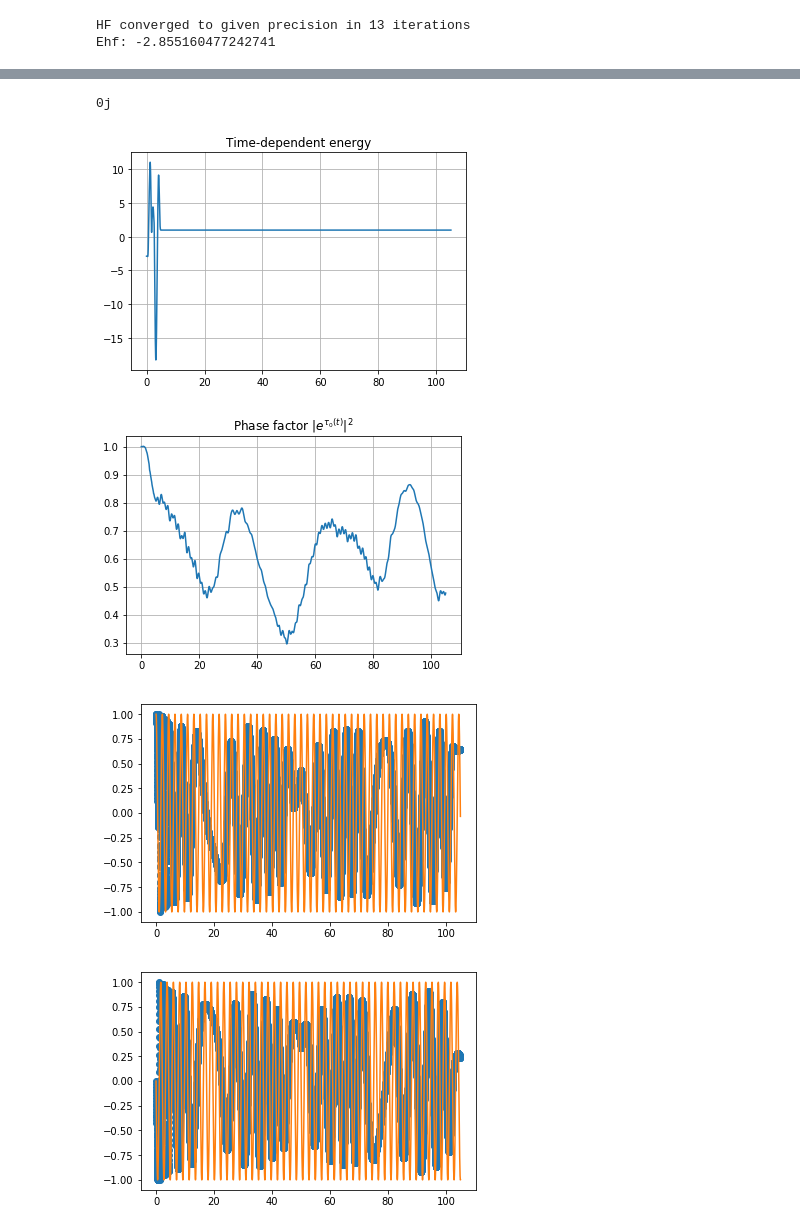
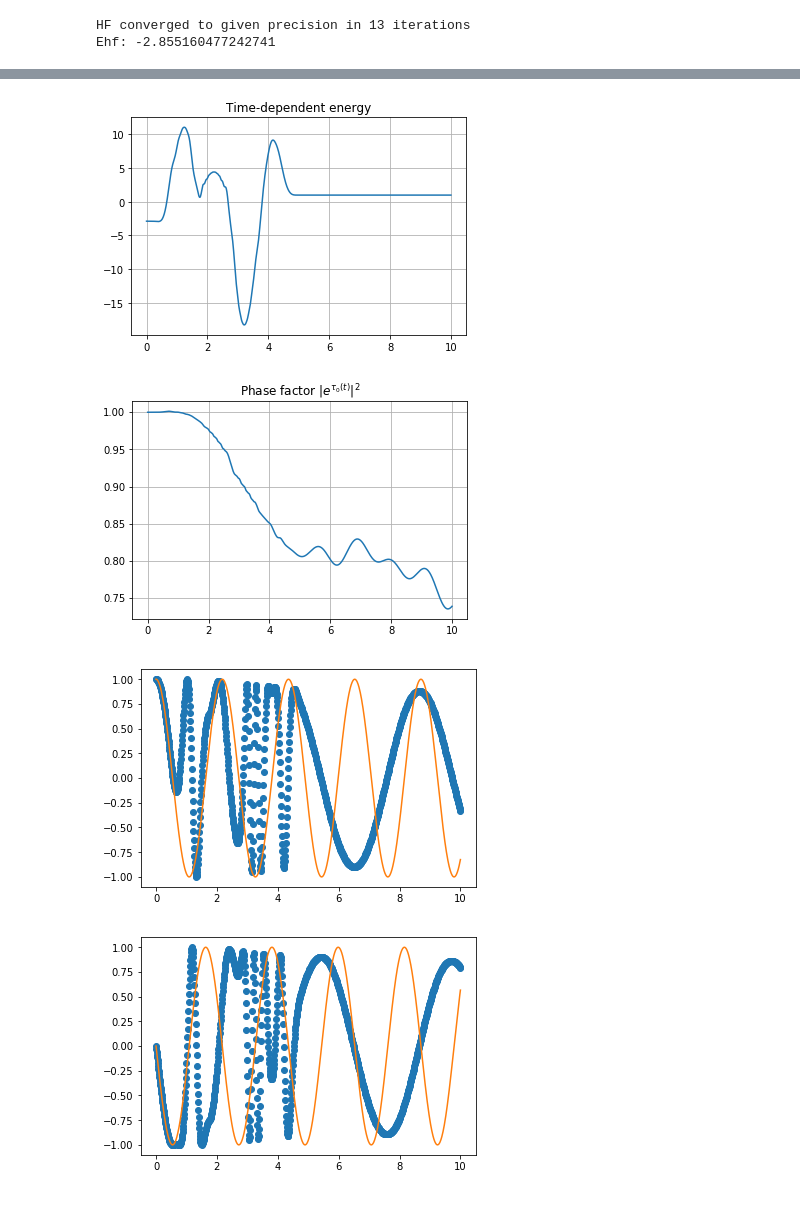
Before and after one commit to HyQD/coupled-cluster, a Jupyter notebook: scripts/oatdccd-helium-phase.ipynb, the cells around one changed output, grey strips where cells are left out. Saved outputs shown, nothing was run; the diff lists cells and outputs as text; code cells hidden in the pictures.

Commit message:
Demonstrate working phase

```diff
--- a/scripts/oatdccd-helium-phase.ipynb
+++ b/scripts/oatdccd-helium-phase.ipynb
@@ -82,7 +82,7 @@ system.set_time_evolution_operator(
 # %%
 oatdccd.set_initial_conditions()
 dt = 1e-2
-Tfinal = 105
+Tfinal = 10
 Nsteps = int(Tfinal / dt) + 1
 timestep_stop_laser = int(laser_duration / dt)
 # %%
@@ -172,50 +172,28 @@ norm(l2): 0.998636
 # %%
 plt.figure()
 plt.plot(time_points, td_energies)
 plt.title("Time-dependent energy")
 plt.grid()
 
-"""
-plt.figure()
-plt.plot(time_points, dip_z)
-plt.title(r"$\langle z(t) \rangle$")
-plt.grid()
-"""
-
 plt.figure()
 plt.plot(time_points, np.abs(np.exp(phase)) ** 2)
 plt.title(r"Phase factor $|e^{\tau_0(t)}|^2$")
 plt.grid()
 
-#print(np.abs(np.exp(phase)) ** 2)
 E0 = td_energies[0]
 exp_phase = np.exp(phase)
 
 plt.figure()
 plt.plot(time_points, exp_phase.real,'o')
 plt.plot(time_points,np.cos(E0*time_points))
 
 plt.figure()
 plt.plot(time_points,-exp_phase.imag,'o')
 plt.plot(time_points,np.sin(E0*time_points))
 
-print(phase[0])
-
-"""
-plt.figure()
-plt.plot(time_points, norm_t2)
-plt.title(r"Norm of $\tau_2$-amplitudes")
-plt.grid()
-
-plt.figure()
-plt.plot(time_points, norm_l2)
-plt.title(r"Norm of $\lambda_2$-amplitudes")
-plt.grid()
-"""
 plt.show()
 # %% [output]
-0j
-[figure, old version]
+[figure, new version]
-[figure, old version]
+[figure, new version]
-[figure, old version]
+[figure, new version]
-[figure, old version]
+[figure, new version]
```
Also changed, not shown: parts of 3 cells of this notebook.
